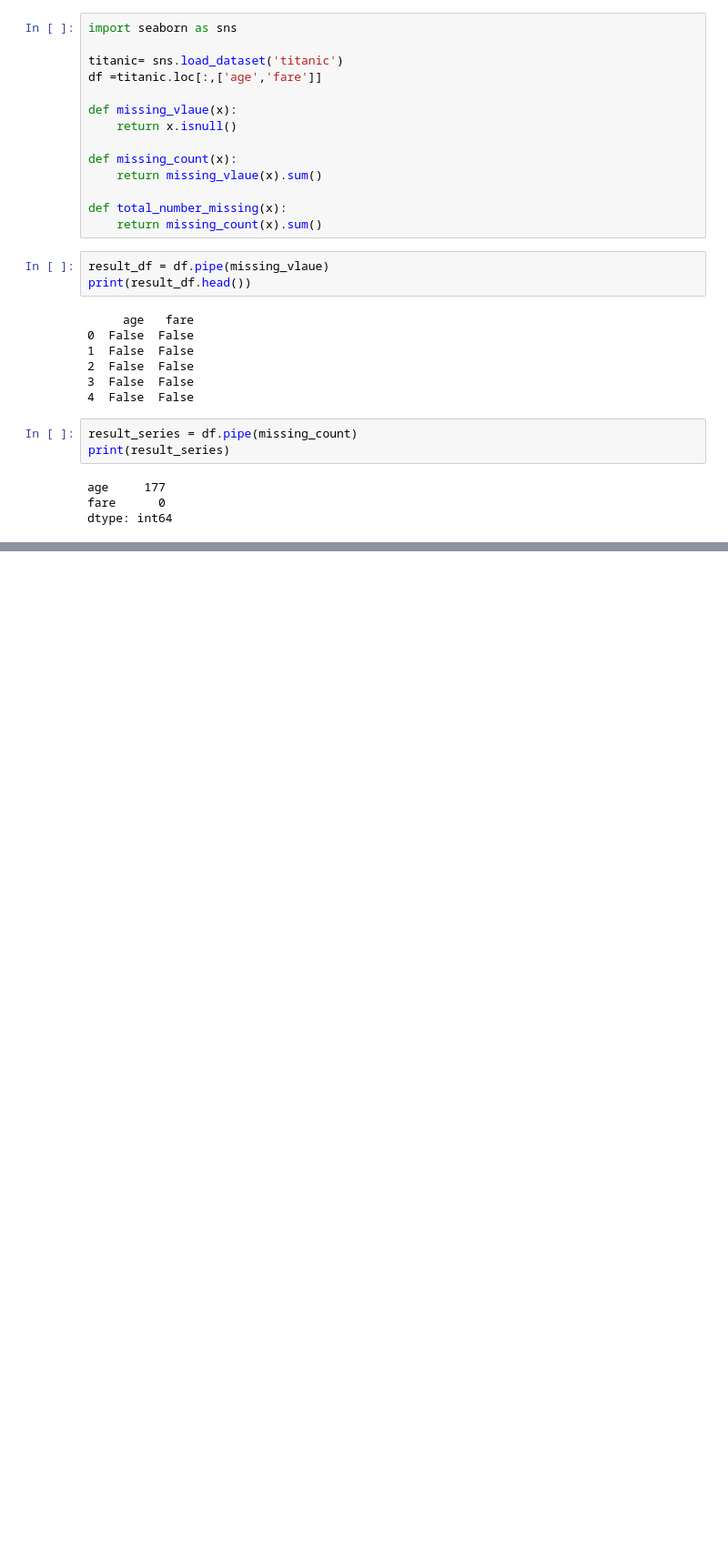
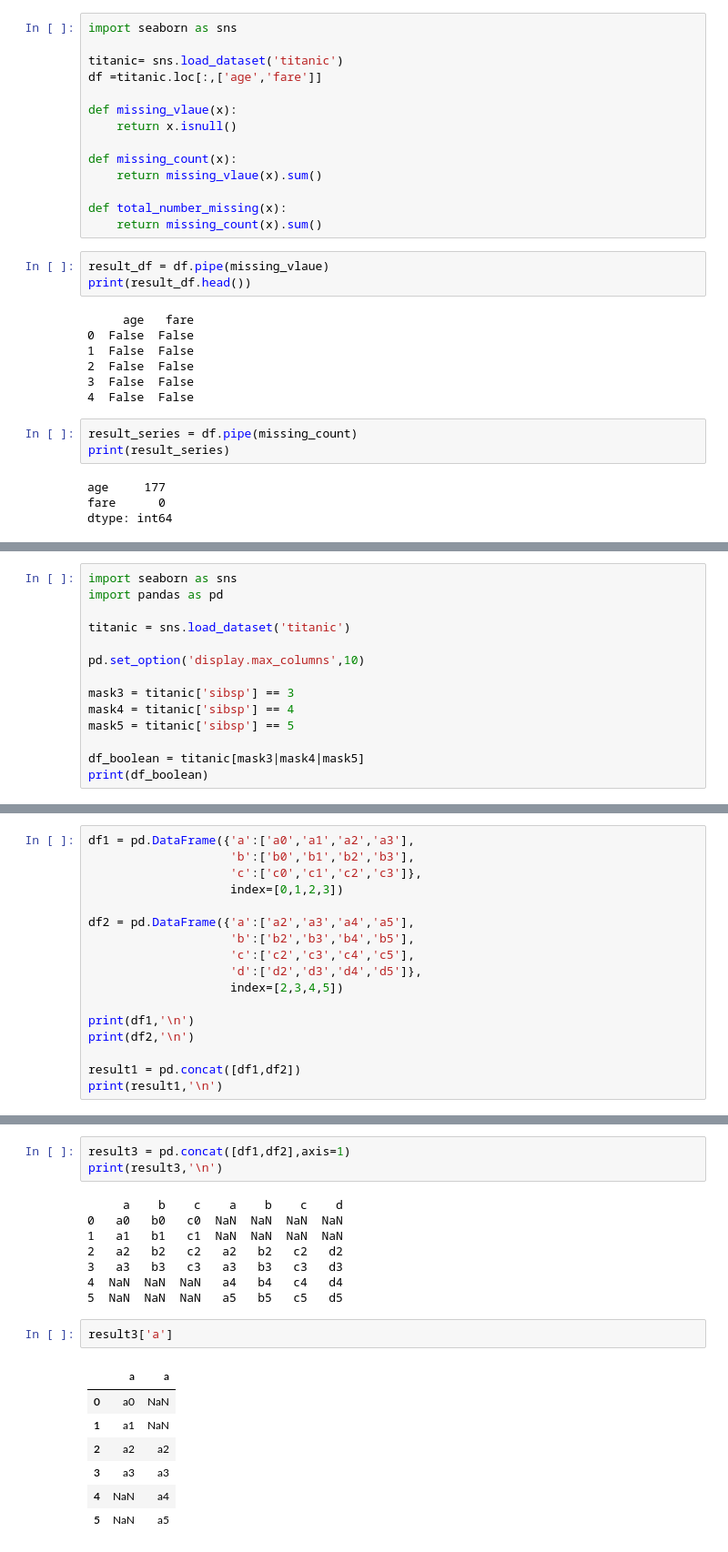
Before and after one commit to jjongseon/sessac, a Jupyter notebook: pandas/pandas_practice.ipynb, the cells around one changed output, grey strips where cells are left out. Shown at 91% size. Saved outputs shown, nothing was run; the diff lists cells and outputs as text; blank space fills up the shorter version.

Commit message:
pandas practice2

```diff
--- a/pandas/pandas_practice.ipynb
+++ b/pandas/pandas_practice.ipynb
@@ -895,0 +1048,14 @@ dtype: int64
+# %%
+import seaborn as sns
+import pandas as pd
+
+titanic = sns.load_dataset('titanic')
+
+pd.set_option('display.max_columns',10)
+
+mask3 = titanic['sibsp'] == 3
+mask4 = titanic['sibsp'] == 4
+mask5 = titanic['sibsp'] == 5
+
+df_boolean = titanic[mask3|mask4|mask5]
+print(df_boolean)
@@ -895,0 +1100,17 @@ dtype: int64
+# %%
+df1 = pd.DataFrame({'a':['a0','a1','a2','a3'],
+                    'b':['b0','b1','b2','b3'],
+                    'c':['c0','c1','c2','c3']},
+                    index=[0,1,2,3])
+
+df2 = pd.DataFrame({'a':['a2','a3','a4','a5'],
+                    'b':['b2','b3','b4','b5'],
+                    'c':['c2','c3','c4','c5'],
+                    'd':['d2','d3','d4','d5']},
+                    index=[2,3,4,5])
+
+print(df1,'\n')
+print(df2,'\n')
+
+result1 = pd.concat([df1,df2])
+print(result1,'\n')
@@ -895,0 +1148,21 @@ dtype: int64
+# %%
+result3 = pd.concat([df1,df2],axis=1)
+print(result3,'\n')
+# %% [output]
+     a    b    c    a    b    c    d
+0   a0   b0   c0  NaN  NaN  NaN  NaN
+1   a1   b1   c1  NaN  NaN  NaN  NaN
+2   a2   b2   c2   a2   b2   c2   d2
+3   a3   b3   c3   a3   b3   c3   d3
+4  NaN  NaN  NaN   a4   b4   c4   d4
+5  NaN  NaN  NaN   a5   b5   c5   d5
+# %%
+result3['a']
+# %% [output]
+|  | a | a |
+| 0 | a0 | NaN |
+| 1 | a1 | NaN |
+| 2 | a2 | a2 |
+| 3 | a3 | a3 |
+| 4 | NaN | a4 |
+| 5 | NaN | a5 |
```
Also changed, not shown: parts of 23 cells of this notebook, 7 other files.
